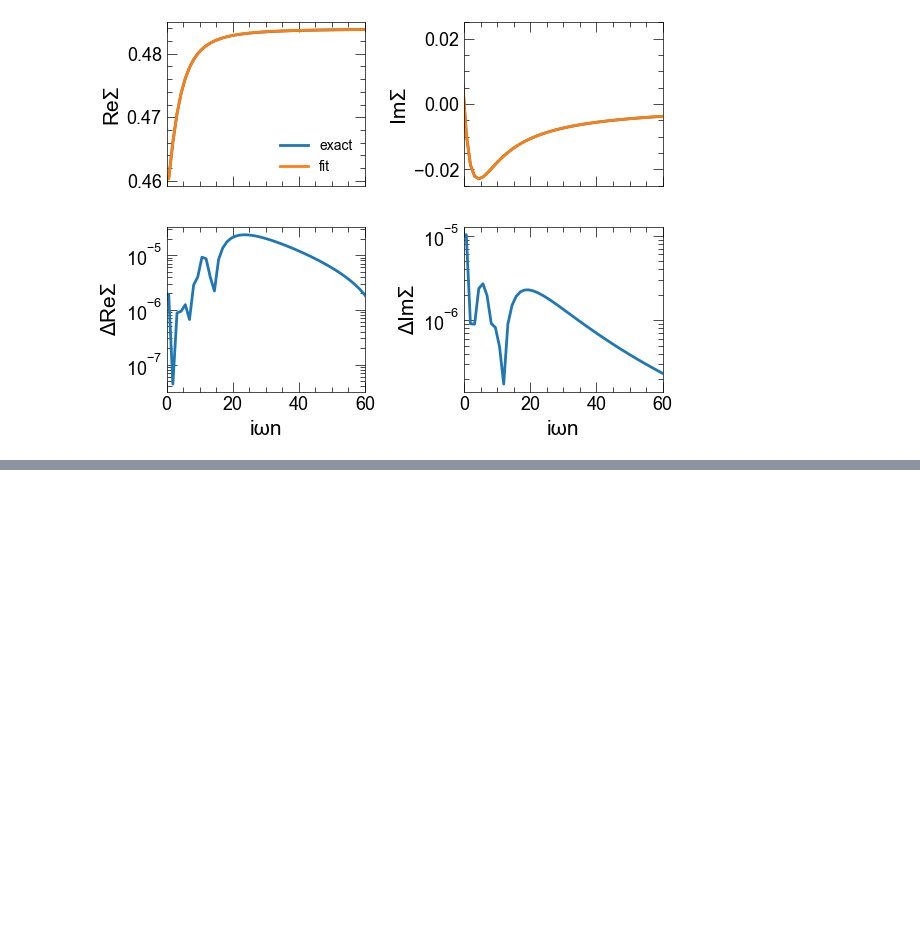
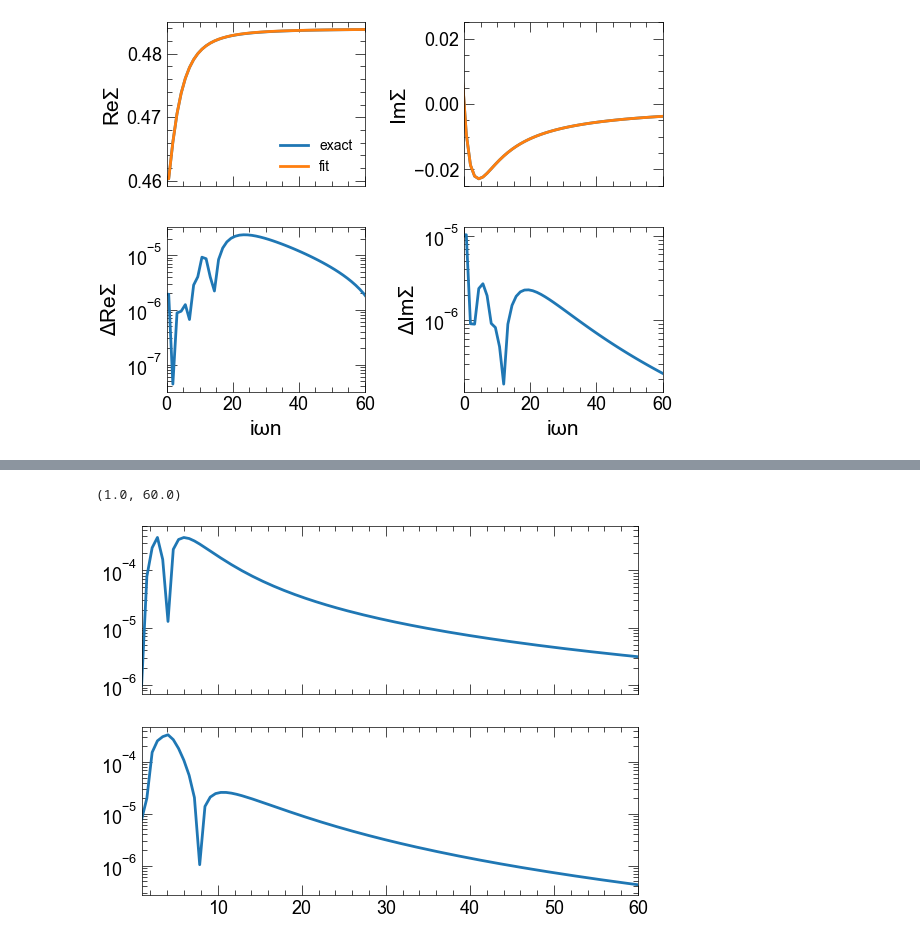
Before and after one commit to harrisonlabollita/fitdlr, a Jupyter notebook: dimer/Constraining DLR - No Inversion.ipynb, the cells around one changed output, grey strips where cells are left out. Drawn from its saved outputs; the diff is of its cells as text; code cells hidden in the pictures; blank space fills up the shorter version.

```diff
--- a/dimer/Constraining DLR - No Inversion.ipynb
+++ b/dimer/Constraining DLR - No Inversion.ipynb
@@ -425,0 +456,15 @@ print(f"ΔG (old) = {np.max(np.abs(old_G_iw['up'].data-G_iw_ref['up'].data)):.4e
+# %%
+Sigma_iw_num = inverse(G0_iw)-inverse(G_iw)
+Sigma_iw_qmc = inverse(G0_iw)-inverse(G_iw_qmc)
+# %%
+d = dlr(lamb=20, eps=1e-9)
+tau_i = np.array([float(x) for x in G_tau_qmc.mesh])
+sigma_moments=np.array([U/2, 0.25*U*U])
+# %%
+sig_xaa, sol = constrained_lstsq_dlr_from_tau(d,
+                                   tau_i,
+                                   beta,
+                                   G_tau_qmc.data,
+                                   G0_tau.data,
+                                   sigma_moments.reshape(-1,1,1),
+                                   ftol=1e-9)
@@ -425,0 +479,12 @@ print(f"ΔG (old) = {np.max(np.abs(old_G_iw['up'].data-G_iw_ref['up'].data)):.4e
+# %%
+Sigma_iw_fit = Sigma_iw_num.copy()
+iw = np.array([complex(x) for x in Sigma_iw_fit.mesh])
+Sigma_iw_fit.data[:] = d.eval_dlr_freq(sig_xaa, iw, beta) +sigma_moments[0]
+# %%
+fig,ax=plt.subplots(2,1,sharex=True)
+ax[0].semilogy(iw.imag, np.abs(Sigma_iw_fit.data[:,0,0].real-Sigma_iw.data[:,0,0].real))
+ax[1].semilogy(iw.imag, np.abs(Sigma_iw_fit.data[:,0,0].imag-Sigma_iw.data[:,0,0].imag))
+ax[0].set_xlim(1,60)
+# %% [output]
+(1.0, 60.0)
+[figure, added]
```
Also changed, not shown: parts of 13 cells of this notebook, 1 other file.
